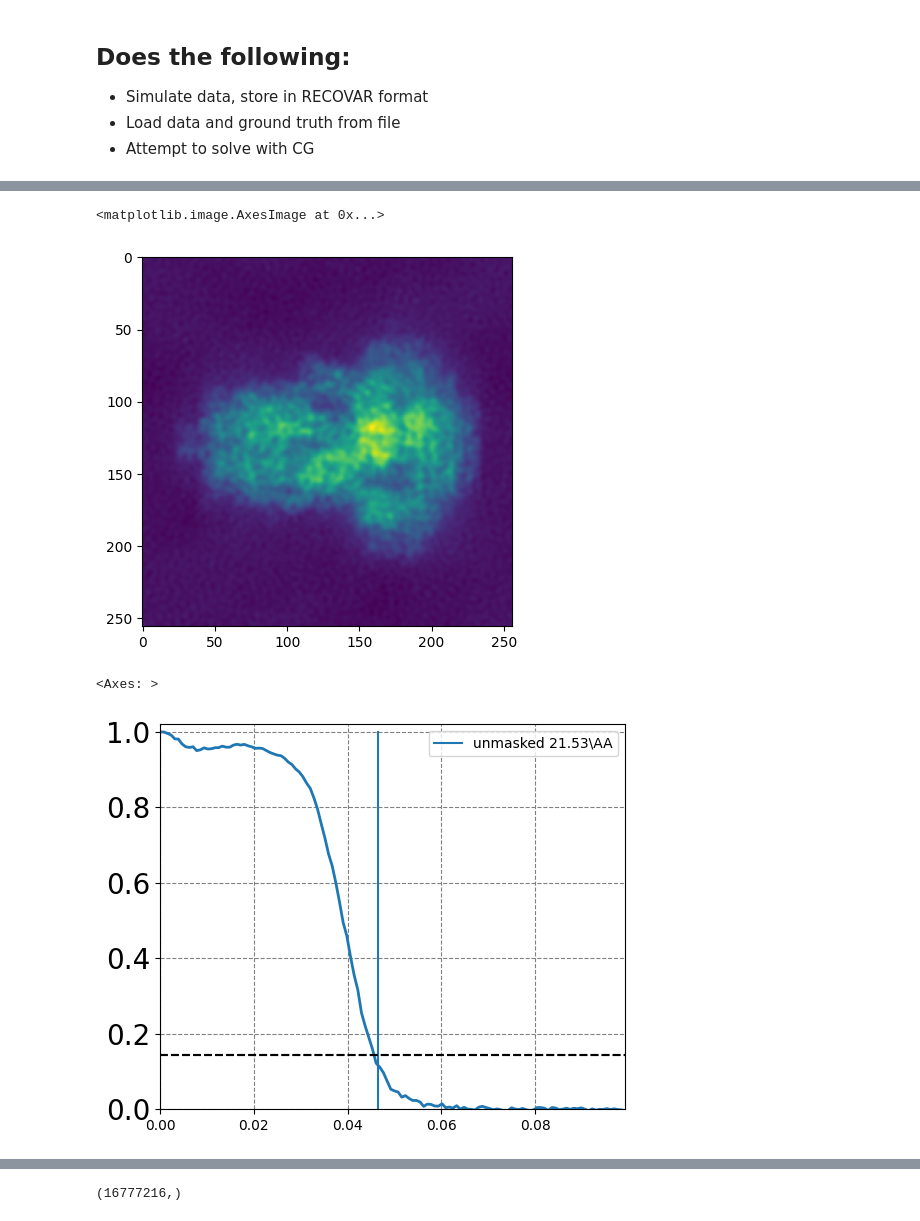
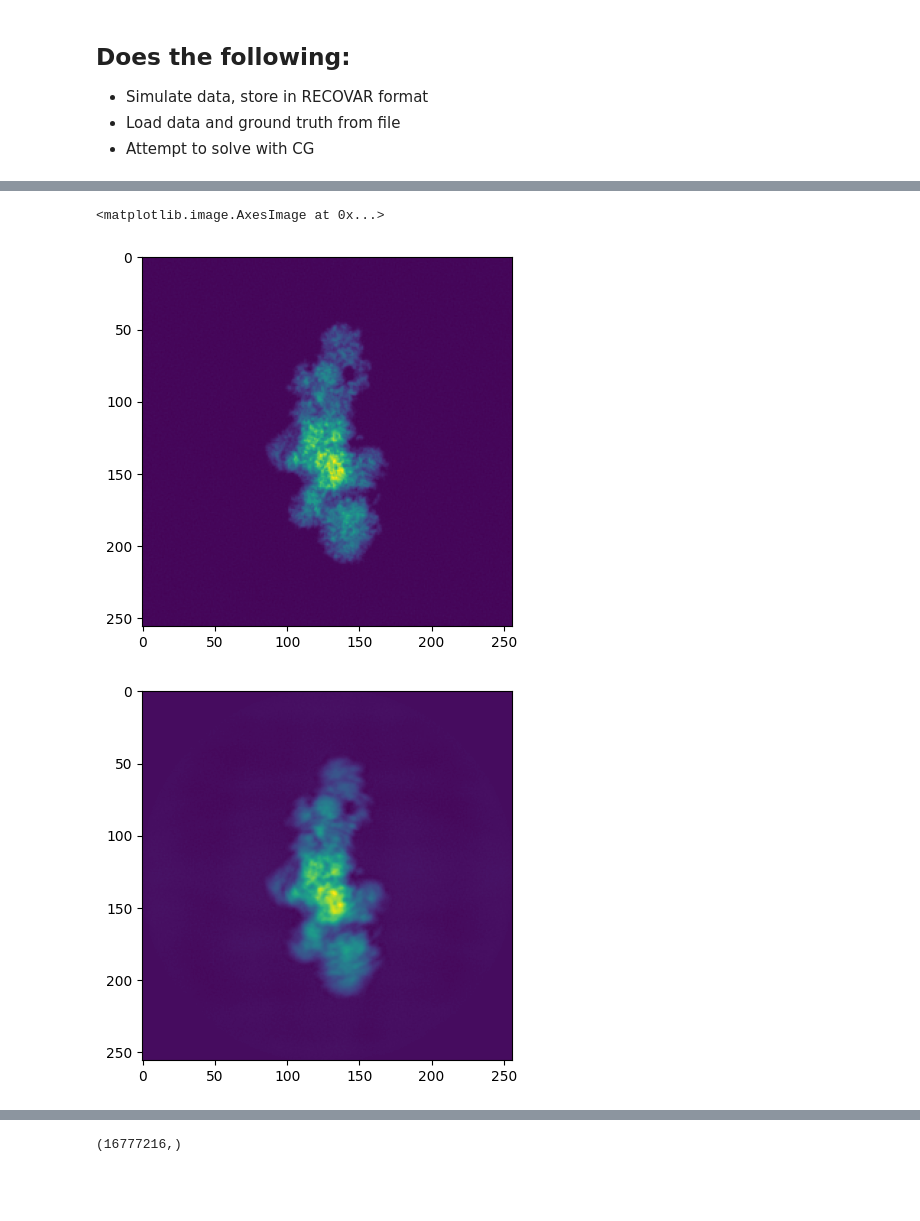
Before and after one commit to ma-gilles/recovar, a Jupyter notebook: ewald_test_cg.ipynb, the cells around one changed output, grey strips where cells are left out. Drawn from its saved outputs; the diff is of its cells as text; code cells hidden in the pictures; blank space fills up the shorter version.

```diff
--- a/ewald_test_cg.ipynb
+++ b/ewald_test_cg.ipynb
@@ -112,6 +148,10 @@ from recovar import ewald
 reload(ewald)
 
 batch_size = 500
-x1, residuals = ewald.solve_ewald_least_squares(cryo, batch_size, "nearest", signal_variance, noise_variance.astype(np.float32))
+x1, residuals = ewald.solve_ewald_least_squares(cryo, batch_size, "nearest", signal_variance*10, noise_variance.astype(np.float32))
 plt.semilogy(residuals)
+
+from recovar import plot_utils
+plt.imshow(x1.sum(axis=0).real)
+plot_utils.plot_fsc(cryo, gt_vol, ftu.get_dft3(x1))
 # %% [output]
@@ -127,0 +167,4 @@ vol = ftu.get_idft3((volume_real + 1j * volume_imag).reshape(volume_shape))#.rea
+# %%
+batch_size = 500
+means, mean_prior, _, _  = homogeneous.get_mean_conformation_relion([cryo,cryo], 2*batch_size, noise_variance = noise_variance[0],  use_regularization = False)
+plot_utils.plot_fsc(cryo, gt_vol,means['combined'])
@@ -128,14 +176,11 @@ vol = ftu.get_idft3((volume_real + 1j * volume_imag).reshape(volume_shape))#.rea
 # %%
-plt.imshow(vol.sum(axis=0).real)
+plt.imshow(x1.sum(axis=0).real)
+plt.figure()
+plt.imshow(cryo.get_proj(means['combined'], axis=0))
 # %% [output]
 <matplotlib.image.AxesImage at 0x...>
-[figure, old version]
+[figure, new version]
+[figure, added]
-# %%
-from recovar import plot_utils
-plot_utils.plot_fsc(cryo, gt_vol, ftu.get_dft3(vol))
-# %% [output]
-<Axes: >
-[figure, removed]
 # %%
 noise_image_variance = noise.make_radial_noise(noise_variance, cryo.image_shape)
 diag_mean, _ = homogeneous.solve_least_squares_mean_iteration(cryo , None, noise_image_variance,  batch_size, None, disc_type = "nearest", return_lhs_rhs = True )
```
Also changed, not shown: parts of 51 cells of this notebook, 2 other files.
